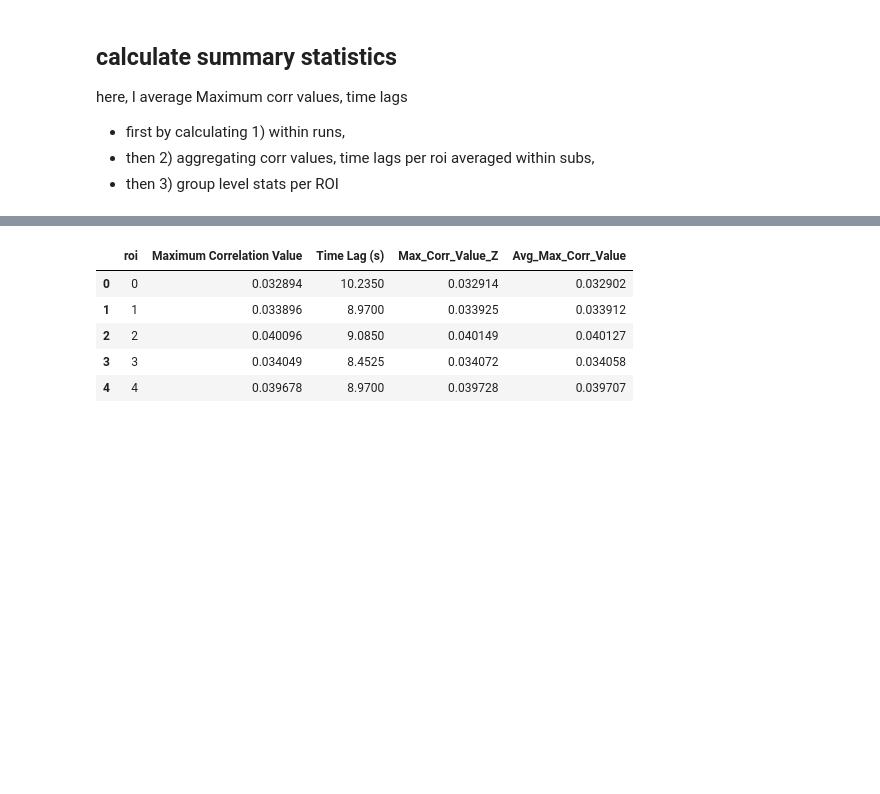
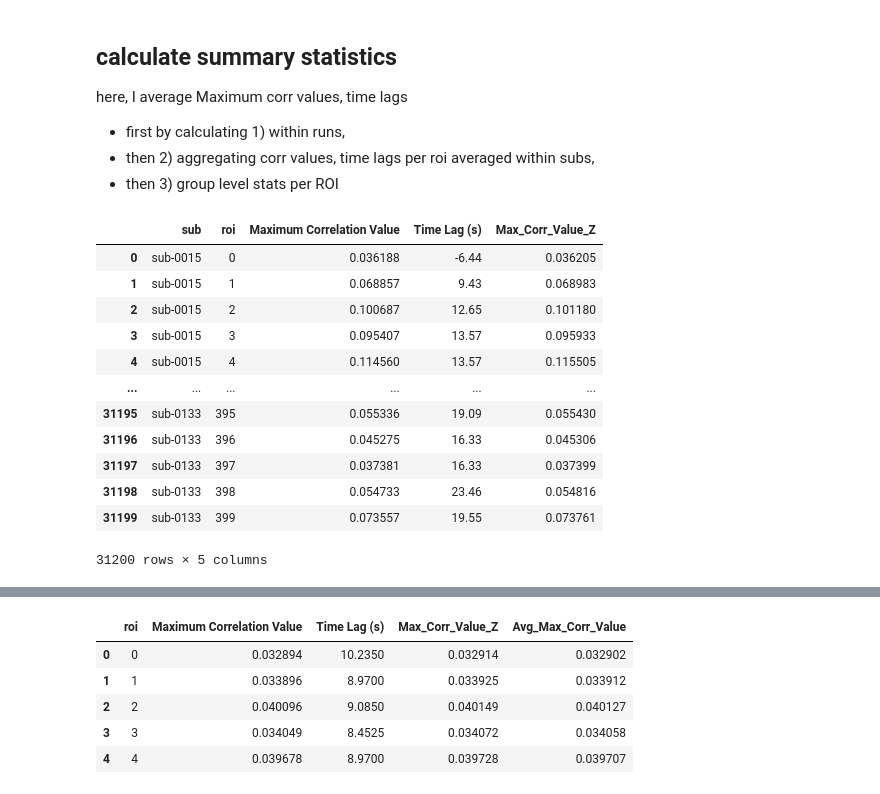
Before and after one commit to jungheejung/spacetop_biopac, a Jupyter notebook: scripts/p05_xcorr/c02_plotxcorr_sandbox_noZ.ipynb, the cells around one changed output, grey strips where cells are left out. Saved outputs shown, nothing was run; the diff lists cells and outputs as text; code cells hidden in the pictures; blank space fills up the shorter version.

```diff
--- a/scripts/p05_xcorr/c02_plotxcorr_sandbox_noZ.ipynb
+++ b/scripts/p05_xcorr/c02_plotxcorr_sandbox_noZ.ipynb
@@ -214,0 +221,16 @@ group_level_avg['Avg_Max_Corr_Value'] = np.tanh(group_level_avg['Max_Corr_Value_
+# %%
+avg_per_sub
+# %% [output]
+|  | sub | roi | Maximum Correlation Value | Time Lag (s) | Max_Corr_Value_Z |
+| 0 | sub-0015 | 0 | 0.036188 | -6.44 | 0.036205 |
+| 1 | sub-0015 | 1 | 0.068857 | 9.43 | 0.068983 |
+| 2 | sub-0015 | 2 | 0.100687 | 12.65 | 0.101180 |
+| 3 | sub-0015 | 3 | 0.095407 | 13.57 | 0.095933 |
+| 4 | sub-0015 | 4 | 0.114560 | 13.57 | 0.115505 |
+| ... | ... | ... | ... | ... | ... |
+| 31195 | sub-0133 | 395 | 0.055336 | 19.09 | 0.055430 |
+| 31196 | sub-0133 | 396 | 0.045275 | 16.33 | 0.045306 |
+| 31197 | sub-0133 | 397 | 0.037381 | 16.33 | 0.037399 |
+| 31198 | sub-0133 | 398 | 0.054733 | 23.46 | 0.054816 |
+| 31199 | sub-0133 | 399 | 0.073557 | 19.55 | 0.073761 |
+31200 rows × 5 columns
```
Also changed, not shown: parts of 13 cells of this notebook.
